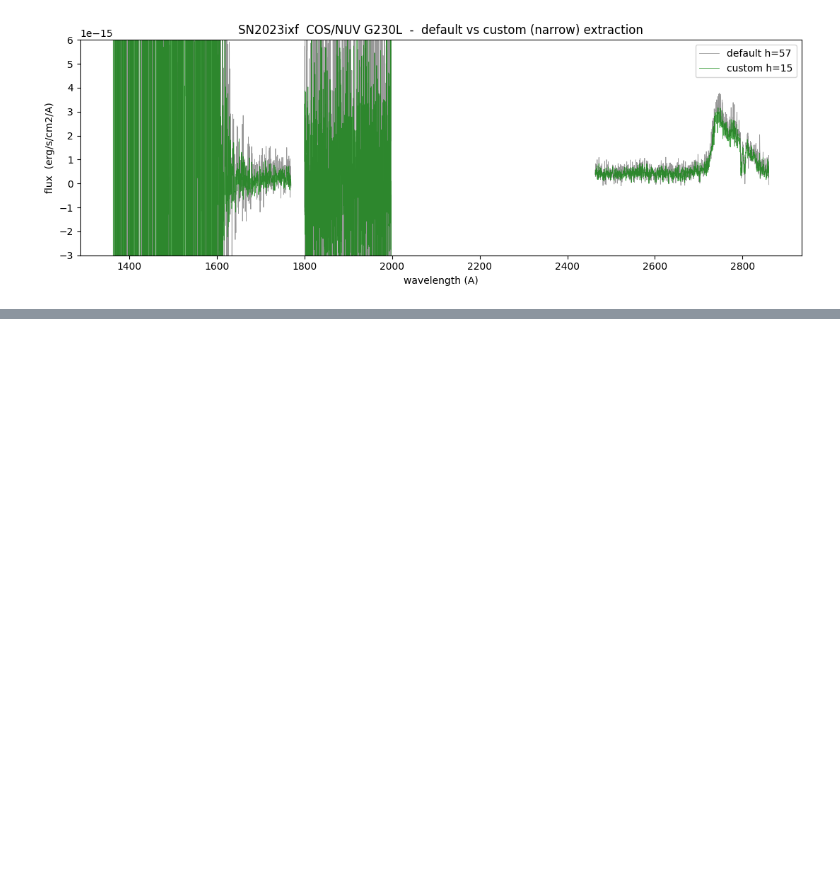
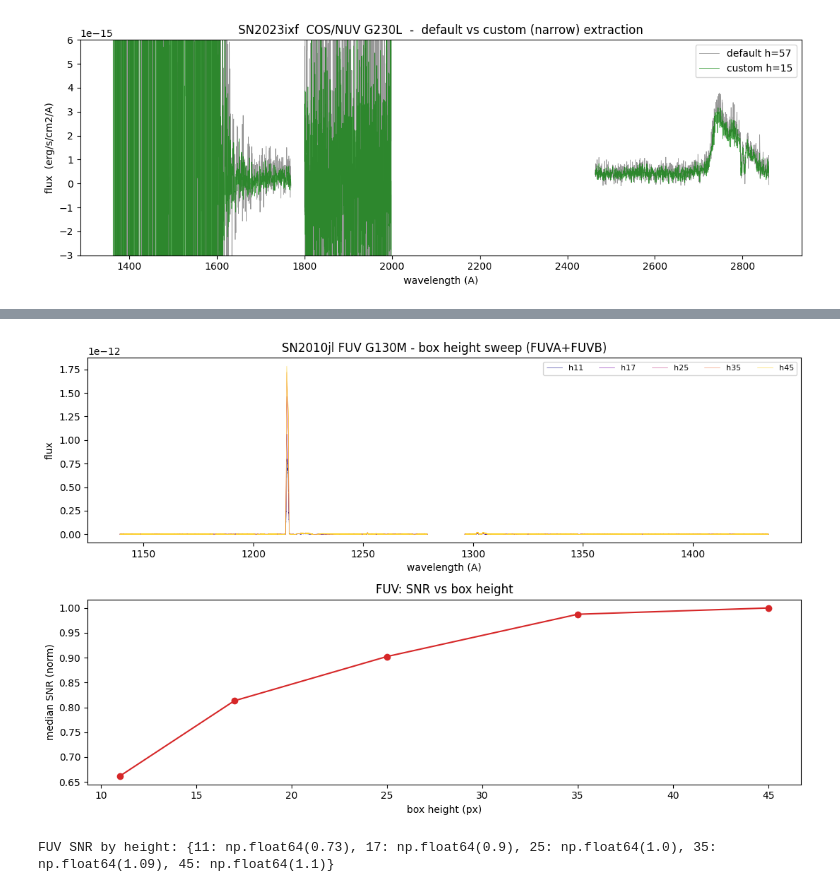
Before and after one commit to Ishaan2602/hst-uv-sn-spectra, a Jupyter notebook: cos_sandbox.ipynb, the cells around one changed output, grey strips where cells are left out. Cells and saved outputs as stored; diff of their text form; code cells hidden in the pictures; blank space fills up the shorter version.

```diff
--- a/cos_sandbox.ipynb
+++ b/cos_sandbox.ipynb
@@ -207,0 +278,25 @@ NUVC: flux std  default=4.84e-15  custom=2.49e-15
+# %%
+# FUV height sweep: overlay both segments' spectra + SNR vs height
+heights_f = [11, 17, 25, 35, 45]
+fsw = "./Data/2010jl/fuv_sweep"
+fig, (ax1, ax2) = plt.subplots(2, 1, figsize=(11, 7))
+cols = plt.cm.plasma(np.linspace(0, 0.9, len(heights_f)))
+snr_f = []
+for h, c in zip(heights_f, cols):
+    t = Table.read(f"{fsw}/h{h}/out/lboo22xrq_x1d.fits", hdu=1)
+    seg_med = []
+    for i in range(len(t)):
+        w, f, e, g = t['WAVELENGTH'][i], t['FLUX'][i], t['ERROR'][i], t['DQ_WGT'][i] > 0
+        ax1.plot(w[g], f[g], lw=0.4, color=c, label=f'h{h}' if i == 0 else None)
+        pix = np.asarray(f[g], float) / np.asarray(np.where(e[g] > 0, e[g], np.nan), float)
+        seg_med.append(np.nanmedian(pix))
+    snr_f.append(np.nanmedian(seg_med))
+ax1.legend(ncol=5, fontsize=8); ax1.set_xlabel('wavelength (A)'); ax1.set_ylabel('flux')
+ax1.set_title('SN2010jl FUV G130M - box height sweep (FUVA+FUVB)')
+ax2.plot(heights_f, np.array(snr_f) / max(snr_f), 'o-', color='C3')
+ax2.set_xlabel('box height (px)'); ax2.set_ylabel('median SNR (norm)'); ax2.set_title('FUV: SNR vs box height')
+plt.tight_layout(); plt.show()
+print("FUV SNR by height:", {h: round(s, 2) for h, s in zip(heights_f, snr_f)})
+# %% [output]
+[figure, added]
+FUV SNR by height: {11: np.float64(0.73), 17: np.float64(0.9), 25: np.float64(1.0), 35: np.float64(1.09), 45: np.float64(1.1)}
```
Also changed, not shown: parts of 4 cells of this notebook, 3 other files.
